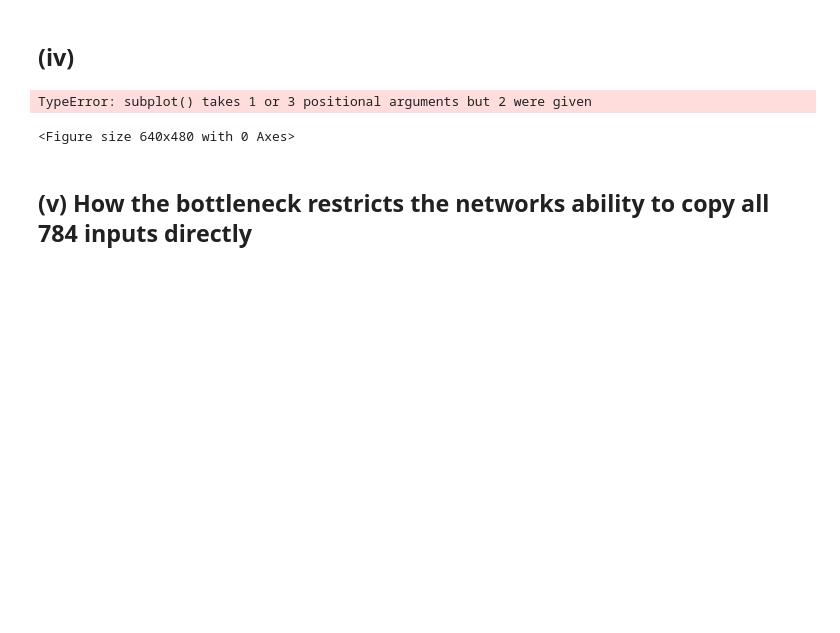
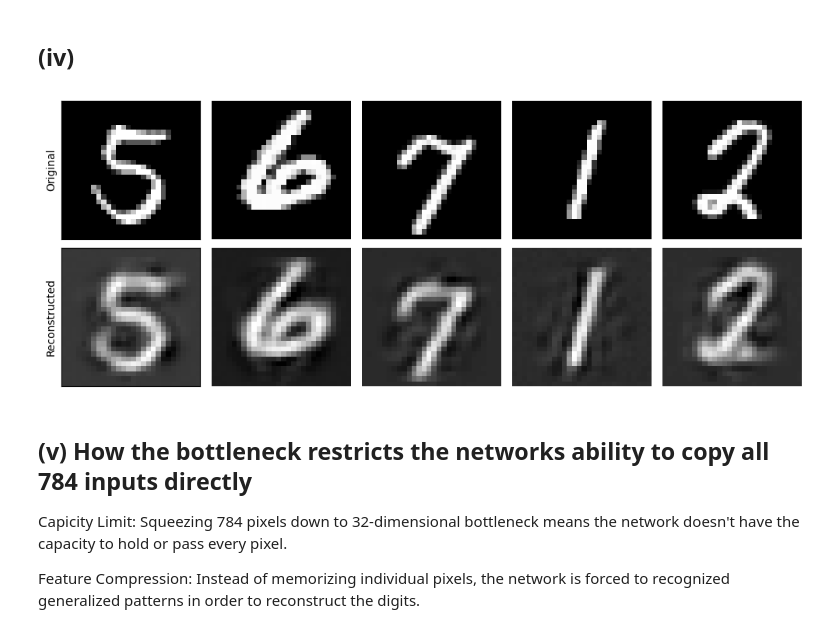
Before and after one commit to jaruss1003/Machine-Learning, a Jupyter notebook: Deep-Learning/Homework/HW2.ipynb, the cells around one changed output. Drawn from its saved outputs; the diff is of its cells as text; code cells hidden in the pictures; blank space fills up the shorter version.

```diff
--- a/Deep-Learning/Homework/HW2.ipynb
+++ b/Deep-Learning/Homework/HW2.ipynb
@@ -866,24 +866,33 @@ plt.show()
 # %%
 # Display at least five validation images beside their reconstruction
 reconstructed = autoencoder.forward(X_val[:5])[-1]
 fig, axes = plt.subplots(2, 5, figsize=(10, 4))
 for i in range(5):
     # Original
     axes[0, i].imshow(X_val[i].reshape(28, 28), cmap="gray")
-    axes[0, i].axis("off")
     if i == 0:
         axes[0, i].set_ylabel("Original", fontsize=10)
+        axes[0, i].set_xticks([])
+        axes[0, i].set_yticks([])
+    else:
+        axes[0, i].axis("off")
 
     # Reconstructed
     axes[1, i].imshow(reconstructed[i].reshape(28, 28), cmap="gray")
-    axes[1, i].axis("off")
     if i == 0:
-        axes[0, i].set_ylabel("Reconstructed", fontsize=10)
+        axes[1, i].set_ylabel("Reconstructed", fontsize=10)
+        axes[1, i].set_xticks([])
+        axes[1, i].set_yticks([])
+    else:
+        axes[1, i].axis("off")
 
 plt.tight_layout()
 plt.show()
 # %% [output]
-TypeError: subplot() takes 1 or 3 positional arguments but 2 were given
-<Figure size 640x480 with 0 Axes>
+[figure, added]
 # %% [markdown]
 ## (v) How the bottleneck restricts the networks ability to copy all 784 inputs directly
+
+Capicity Limit: Squeezing 784 pixels down to 32-dimensional bottleneck means the network doesn't have the capacity to hold or pass every pixel.
+
+Feature Compression: Instead of memorizing individual pixels, the network is forced to recognized generalized patterns in order to reconstruct the digits.
```
